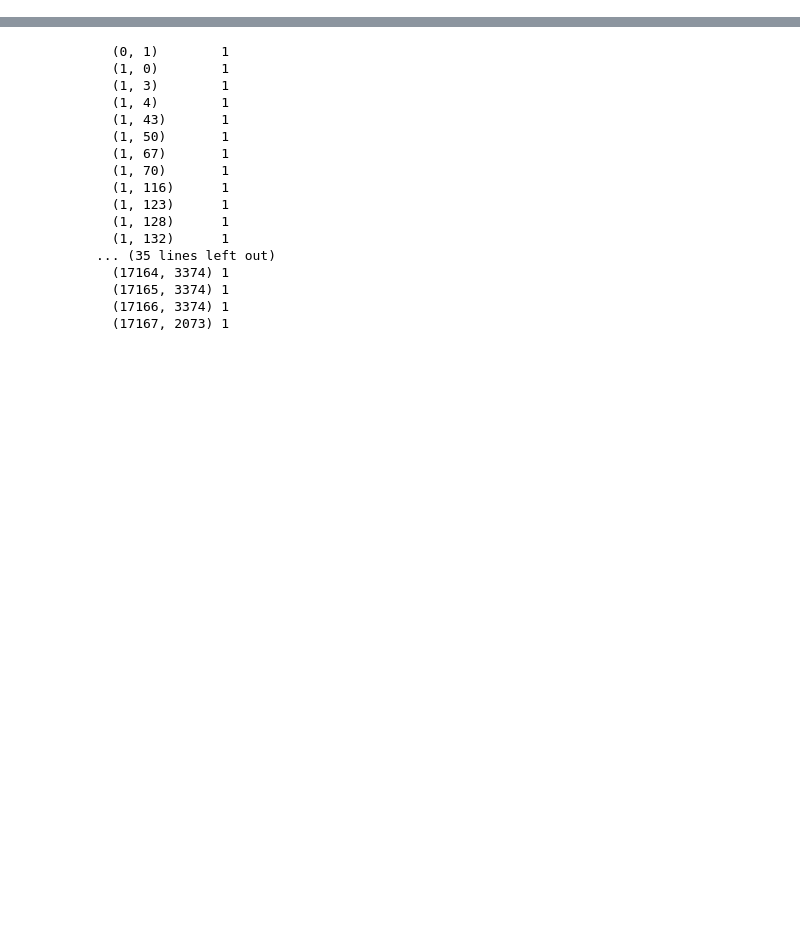
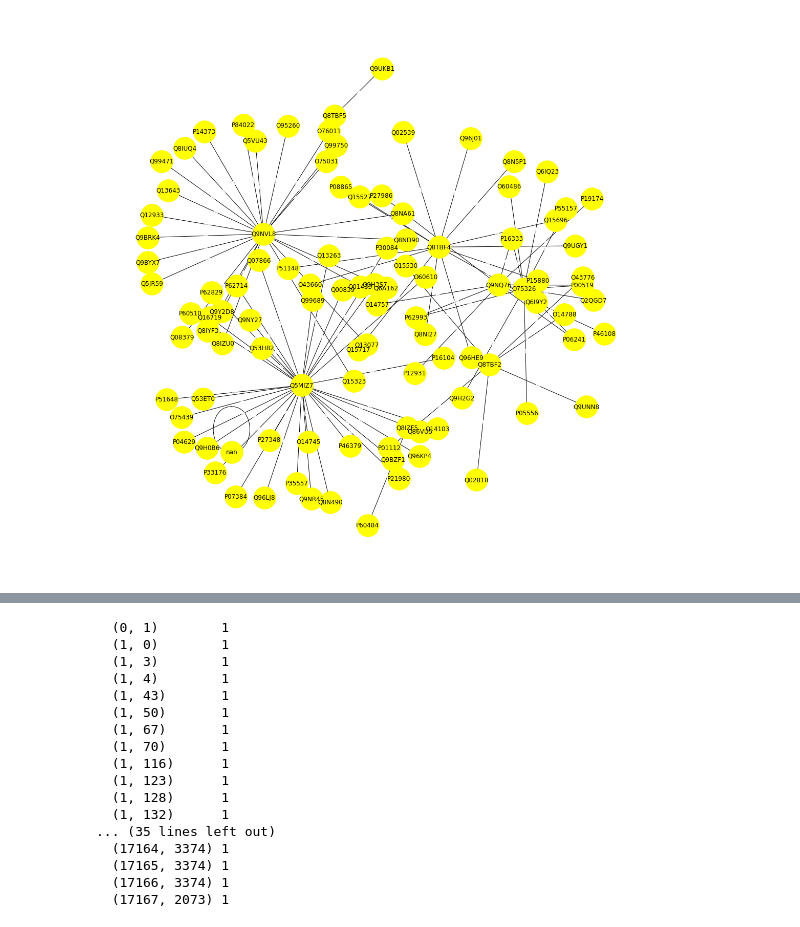
Before and after one commit to Hanya-Ahmad/ppi-network-analysis, a Jupyter notebook: Project.ipynb, the cells around one changed output, grey strips where cells are left out. Cells and saved outputs as stored; diff of their text form; code cells hidden in the pictures; blank space fills up the shorter version.

```diff
--- a/Project.ipynb
+++ b/Project.ipynb
@@ -51 +80,13 @@ df_100=pd.read_csv('./pathLinkerData/PathLinker100data.csv')
+# %%
+                                        #point 1 *from just 200 data*
+#Read the data from csv and identifying the weights
+G=nx.from_pandas_edgelist(df_100,'tail','head',edge_attr='edge_weight')
+pos=nx.spring_layout(G,k=0.45)
+plt.figure(figsize=(15,15))
+nx.draw(G,pos,with_labels=True,node_size=1900,node_color = 'yellow')
+nx.draw_networkx_edge_labels(G,pos,font_size=2,edge_labels=nx.get_edge_attributes(G,'edge_weight'))
+plt.savefig('./Graphs/weightedGraphonly100.jpg')
+plt.show()
+# %% [output]
+[figure, added]
 # %%
```
Also changed, not shown: parts of 11 cells of this notebook, 10 other files.
